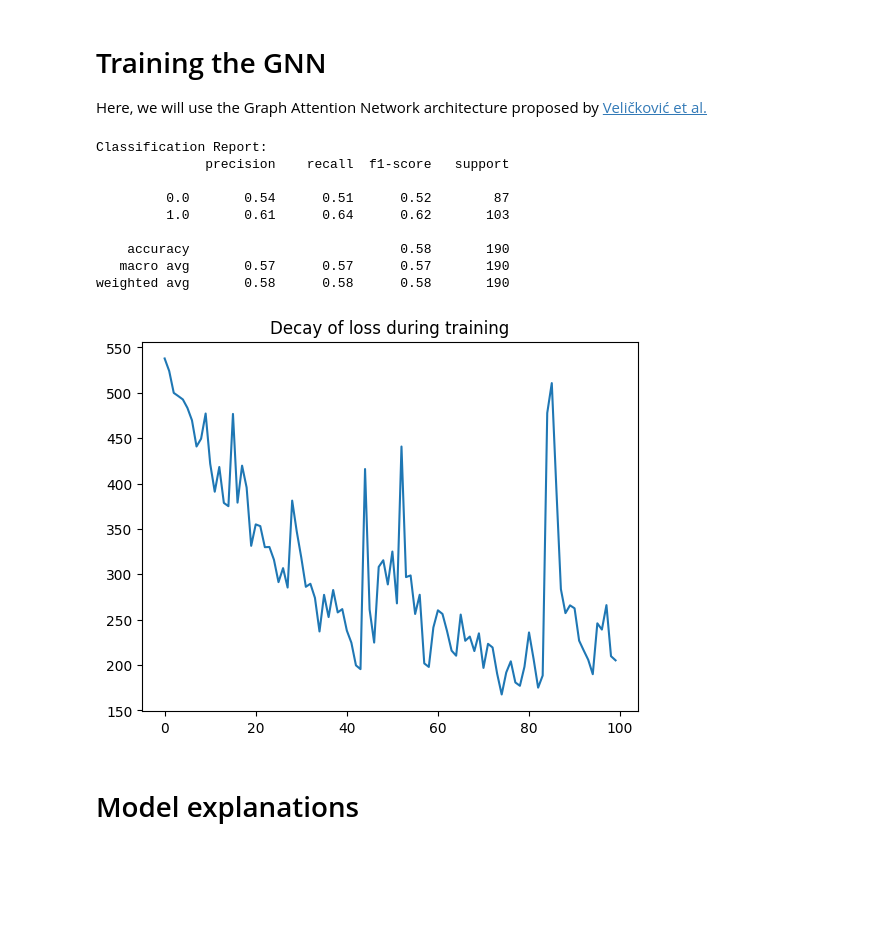
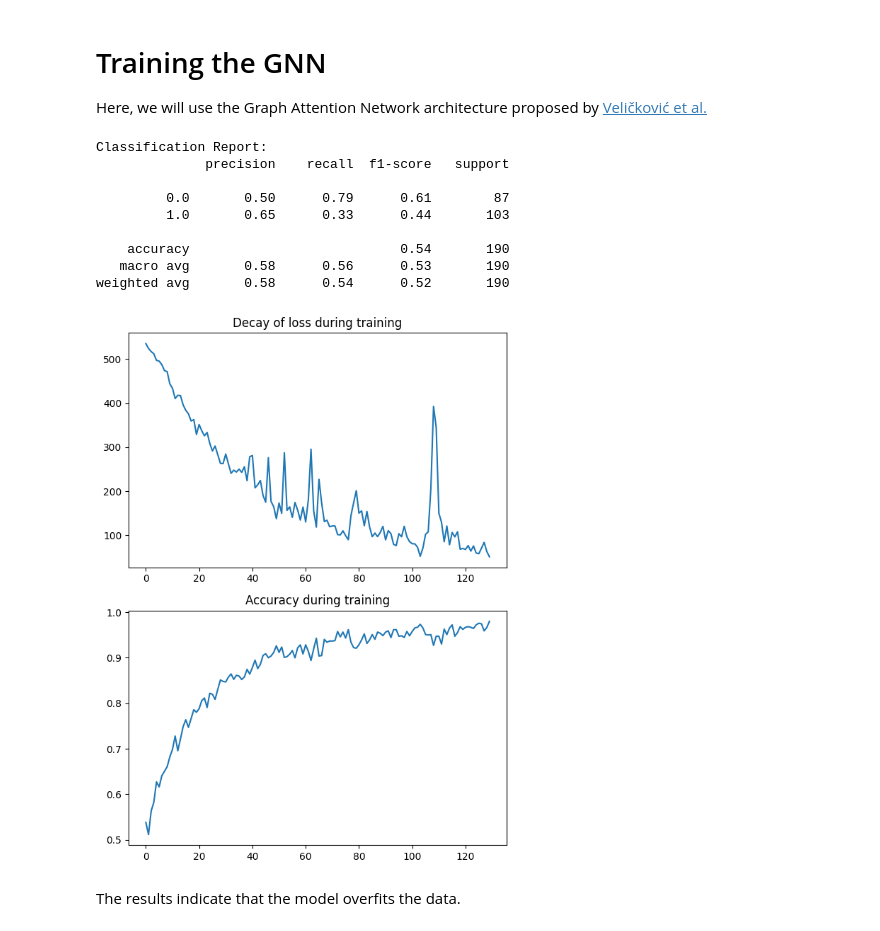
Before and after one commit to matheo-angelo/IC, a Jupyter notebook: Code/Model_example.ipynb, the cells around one changed output. Saved outputs shown, nothing was run; the diff lists cells and outputs as text; code cells hidden in the pictures; blank space fills up the shorter version.

Commit message:
The code now also displays the progression of accuracy during training.

```diff
--- a/Code/Model_example.ipynb
+++ b/Code/Model_example.ipynb
@@ -155,7 +155,7 @@ from torch_geometric.nn.conv import GATConv
 from torch_geometric.nn.pool import global_mean_pool
 
 class GAT(torch.nn.Module):
-  def __init__(self, input_dim, hidden_dim=8, n_heads=3, num_layers=3, dropout=0.5):
+  def __init__(self, input_dim, hidden_dim=8, n_heads=3, num_layers=3, dropout=0.6):
 
     super(GAT, self).__init__()
     self.dropout = dropout
@@ -187,40 +187,48 @@ class GAT(torch.nn.Module):
 from torch.nn.functional import binary_cross_entropy as BCELoss
 from torch.optim import Adam
 
-def train(train_loader, n_epochs=100, learning_rate = 0.01, return_losses = False):
+def train(train_loader, n_epochs=130, learning_rate = 0.003, return_losses_and_acc = False):
 
   model = GAT(input_dim=116)
   model = model.to(device)
   optimizer = Adam(model.parameters(), lr=learning_rate)
 
   losses = []
+  accs = []
 
   model.train()
 
   for epoch in tqdm(range(n_epochs), desc='Epochs: '):
 
     total_loss = 0
+    total_acc = 0
+    n_batches = 0
+
     for batch in train_loader:
 
       batch.x, batch.y = batch.x.float(), batch.y.float()
       optimizer.zero_grad()
       prediction = model(batch)
       true_label = (batch.y).to(device)
+      acc = ((prediction.round() == true_label).sum()/len(prediction)).item()
       loss = BCELoss(prediction, true_label)
       loss.backward()
       optimizer.step()
       total_loss += loss.item() * batch.num_graphs
+      n_batches += 1
+      total_acc += acc
 
     losses.append(total_loss)
+    accs.append(total_acc/n_batches)
 
-  if return_losses:
-    return model, losses
+  if return_losses_and_acc:
+    return model, losses, accs
   return model
 # %%
 import matplotlib.pyplot as plt
 from sklearn.metrics import classification_report
 
-def test(model, test_loader, losses):
+def test(model, test_loader, losses, accs):
 
   model.eval()
 
@@ -238,27 +246,40 @@ def test(model, test_loader, losses):
   print("Classification Report:")
   print(classification_report(test_true_label, test_prediction))
 
-  plt.title("Decay of loss during training")
-  plt.plot(losses)
+  # Criando uma figura com 2 subgráficos dispostos em 1 coluna e 2 linhas
+  fig, axs = plt.subplots(2, 1, figsize=(6, 8))
+
+  # Plotando no primeiro subgráfico
+  axs[0].plot(losses)
+  axs[0].set_title('Decay of loss during training')
+
+  # Plotando no segundo subgráfico
+  axs[1].plot(accs)
+  axs[1].set_title('Accuracy during training')
+
+  # Ajustando o layout para não sobrepor os gráficos
+  plt.tight_layout()
+
+  # Exibindo os gráficos
   plt.show()
 # %%
 from torch_geometric.loader import DataLoader
 
 train_loader = DataLoader(train_dataset, batch_size=10, shuffle=False)
 test_loader = DataLoader(test_dataset, batch_size=10, shuffle=False)
-model, losses = train(train_loader, return_losses=True)
+model, losses, accs = train(train_loader, return_losses_and_acc=True)
 # %%
-test(model, test_loader, losses)
+test(model, test_loader, losses, accs)
 # %% [output]
 Classification Report:
               precision    recall  f1-score   support
 
-         0.0       0.54      0.51      0.52        87
-         1.0       0.61      0.64      0.62       103
+         0.0       0.50      0.79      0.61        87
+         1.0       0.65      0.33      0.44       103
 
-    accuracy                           0.58       190
-   macro avg       0.57      0.57      0.57       190
-weighted avg       0.58      0.58      0.58       190
+    accuracy                           0.54       190
+   macro avg       0.58      0.56      0.53       190
+weighted avg       0.58      0.54      0.52       190
-[figure, old version]
+[figure, new version]
-# %% [markdown]
-# Model explanations
+# %% [markdown]
+The results indicate that the model overfits the data.
```
